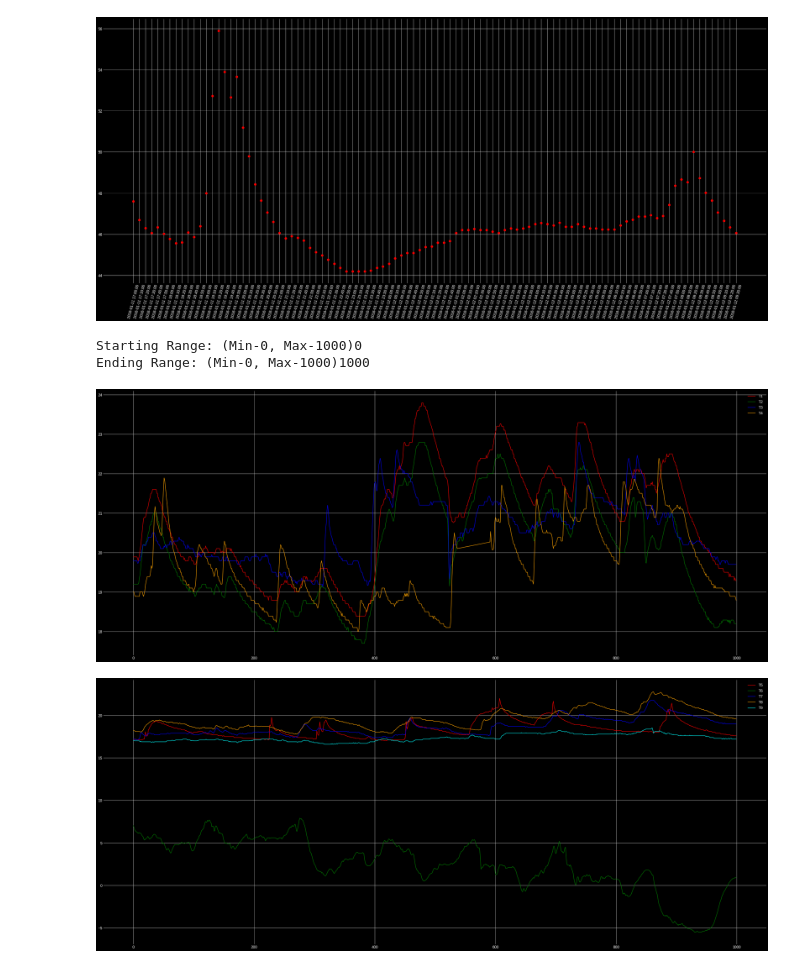
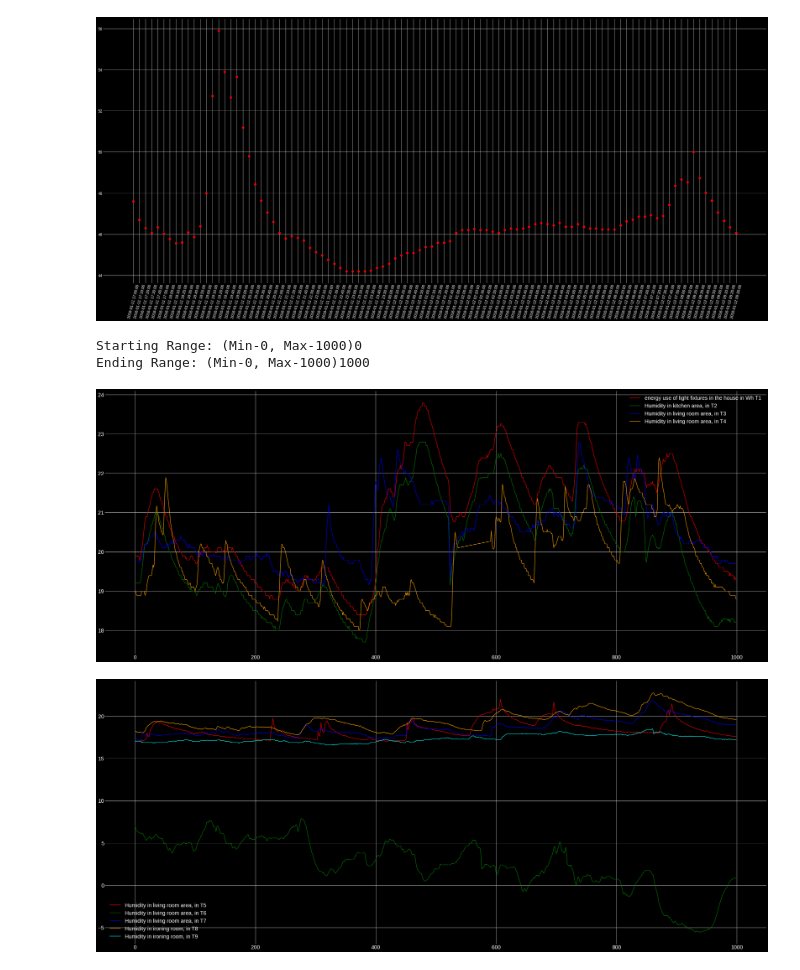
Before and after one commit to ashok2216-A/Energy_EDA, a Jupyter notebook: Energy_EDA.ipynb, the cells around one changed output. Drawn from its saved outputs; the diff is of its cells as text; code cells hidden in the pictures.

```diff
--- a/Energy_EDA.ipynb
+++ b/Energy_EDA.ipynb
@@ -199,6 +199,8 @@ print('Total',len(edf['lights'].unique()))
 Total 8
 # %%
 plt.rc('figure', figsize=(44,18))
+plt.rc('font', size=20
+       )
 inp1 = int(input("Starting Range: (Min-0, Max-1000)"))
 inp2 = int(input("Ending Range: (Min-0, Max-1000)"))
 if inp1 < 0:
@@ -210,14 +212,16 @@ else:
     plt.plot(edf['RH_2'].iloc[inp1:inp2], color="green")
     plt.plot(edf['RH_3'].iloc[inp1:inp2], color="blue")
     plt.plot(edf['RH_4'].iloc[inp1:inp2], color="orange")
-    plt.legend(["RH_1","RH_2","RH_3","RH_4"])
+    plt.legend(["Temperature in kitchen area, in Celsius RH_1","Temperature in kitchen area, in Celsius RH_2",
+                "Temperature in kitchen area, in Celsius RH_3","Temperature in kitchen area, in Celsius RH_4"])
     plt.show()
     plt.plot(edf['RH_5'].iloc[inp1:inp2], color="red")
     plt.plot(edf['RH_6'].iloc[inp1:inp2], color="green")
     plt.plot(edf['RH_7'].iloc[inp1:inp2], color="blue")
     plt.plot(edf['RH_8'].iloc[inp1:inp2], color="orange")
     plt.plot(edf['RH_9'].iloc[inp1:inp2], color="aqua")
-    plt.legend(["RH_5","RH_6","RH_7","RH_8","RH_9"])
+    plt.legend(["Temperature in bathroom, in Celsius RH_5","Temperature in bathroom, in Celsius RH_6","Temperature in bathroom, in Celsius RH_7",
+                "Temperature in bathroom, in Celsius RH_8","Temperature in bathroom, in Celsius RH_9"])
     plt.show()
 # %% [output]
 Starting Range: (Min-0, Max-1000)0
@@ -243,28 +247,31 @@ Ending Range: (Min-0, Max-100)100
 [figure]
 # %%
 plt.rc('figure', figsize=(44,18))
+plt.rc('font', size=20)
 inp1 = int(input("Starting Range: (Min-0, Max-1000)"))
 inp2 = int(input("Ending Range: (Min-0, Max-1000)"))
 if inp1 < 0:
     print('Error: Small Range')
 elif inp2 > 1000:
     print('Error: Long Range')
 else:
     plt.plot(edf['T1'].iloc[inp1:inp2], color="red")
     plt.plot(edf['T2'].iloc[inp1:inp2], color="green")
     plt.plot(edf['T3'].iloc[inp1:inp2], color="blue")
     plt.plot(edf['T4'].iloc[inp1:inp2], color="orange")
-    plt.legend(["T1","T2","T3","T4"])
+    plt.legend(["energy use of light fixtures in the house in Wh T1","Humidity in kitchen area, in T2",
+                "Humidity in living room area, in T3","Humidity in living room area, in T4"])
     plt.show()
     plt.plot(edf['T5'].iloc[inp1:inp2], color="red")
     plt.plot(edf['T6'].iloc[inp1:inp2], color="green")
     plt.plot(edf['T7'].iloc[inp1:inp2], color="blue")
     plt.plot(edf['T8'].iloc[inp1:inp2], color="orange")
     plt.plot(edf['T9'].iloc[inp1:inp2], color="aqua")
-    plt.legend(["T5","T6","T7","T8","T9"])
+    plt.legend(["Humidity in living room area, in T5","Humidity in living room area, in T6",
+                "Humidity in living room area, in T7","Humidity in ironing room, in T8","Humidity in ironing room, in T9"])
     plt.show()
 # %% [output]
 Starting Range: (Min-0, Max-1000)0
 Ending Range: (Min-0, Max-1000)1000
-[figure, old version]
+[figure, new version]
-[figure, old version]
+[figure, new version]
```
Also changed, not shown: parts of 2 cells of this notebook, 1 other file.
